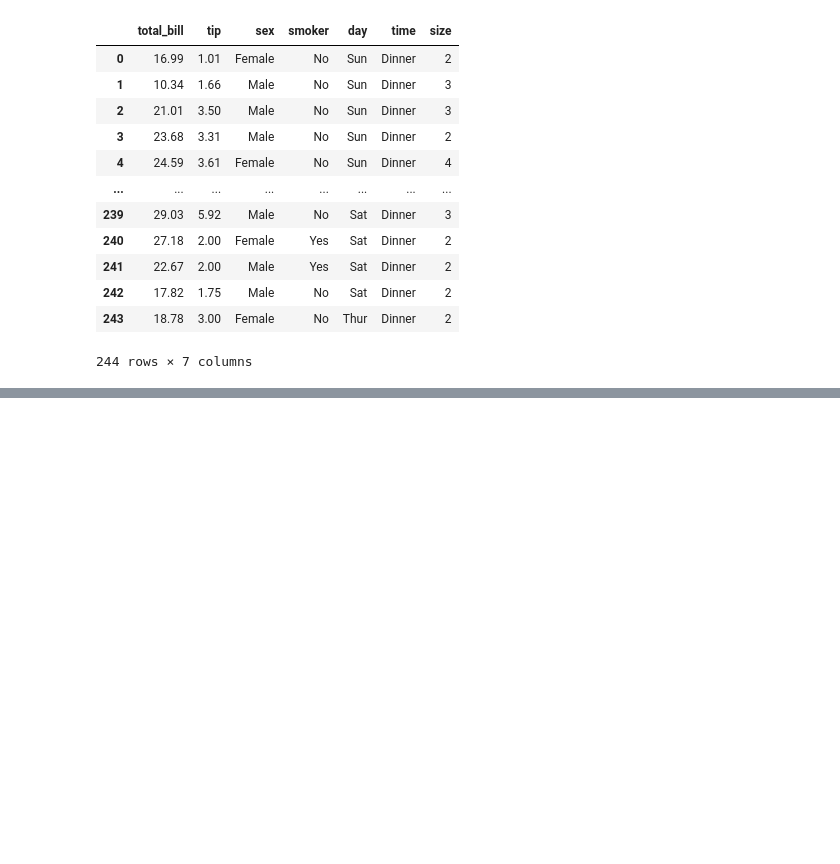
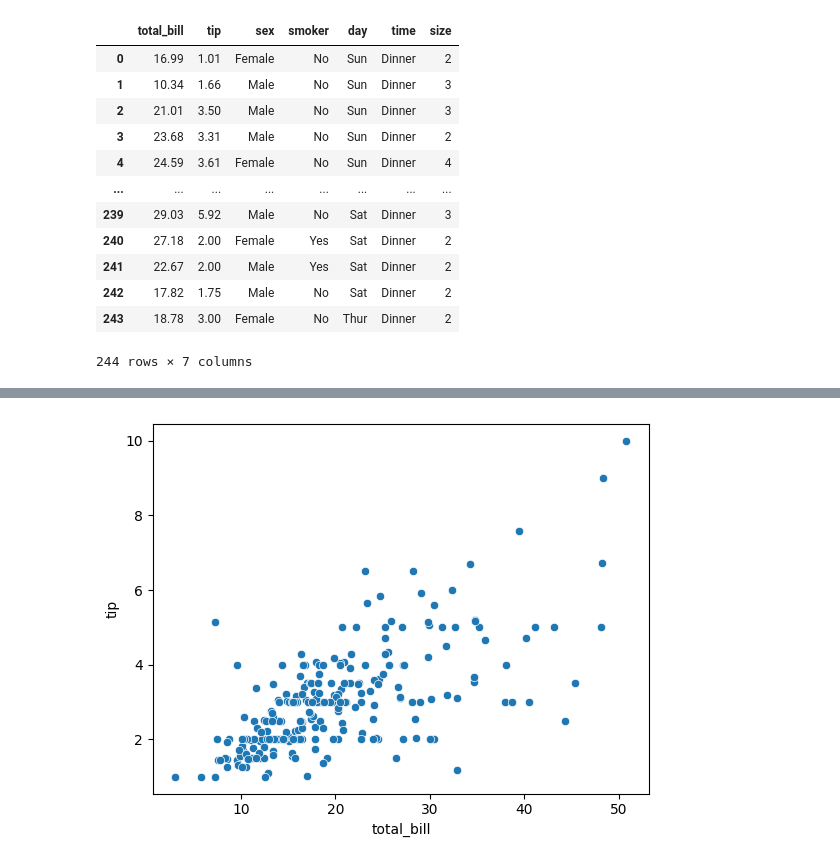
Before and after one commit to priyashekhawat/SITP-12-Th-may-, a Jupyter notebook: Seaborn/basicsea.ipynb, the cells around one changed output, grey strips where cells are left out. Cells and saved outputs as stored; diff of their text form; code cells hidden in the pictures; blank space fills up the shorter version.

```diff
--- a/Seaborn/basicsea.ipynb
+++ b/Seaborn/basicsea.ipynb
@@ -93,0 +110,6 @@ data
+# %%
+sns.scatterplot(x = 'total_bill', y ='tip', data = data)
+plt.show()
+# this is done by seaborn which automatically do formatting
+# %% [output]
+[figure, added]
```
Also changed, not shown: parts of 21 cells of this notebook.
